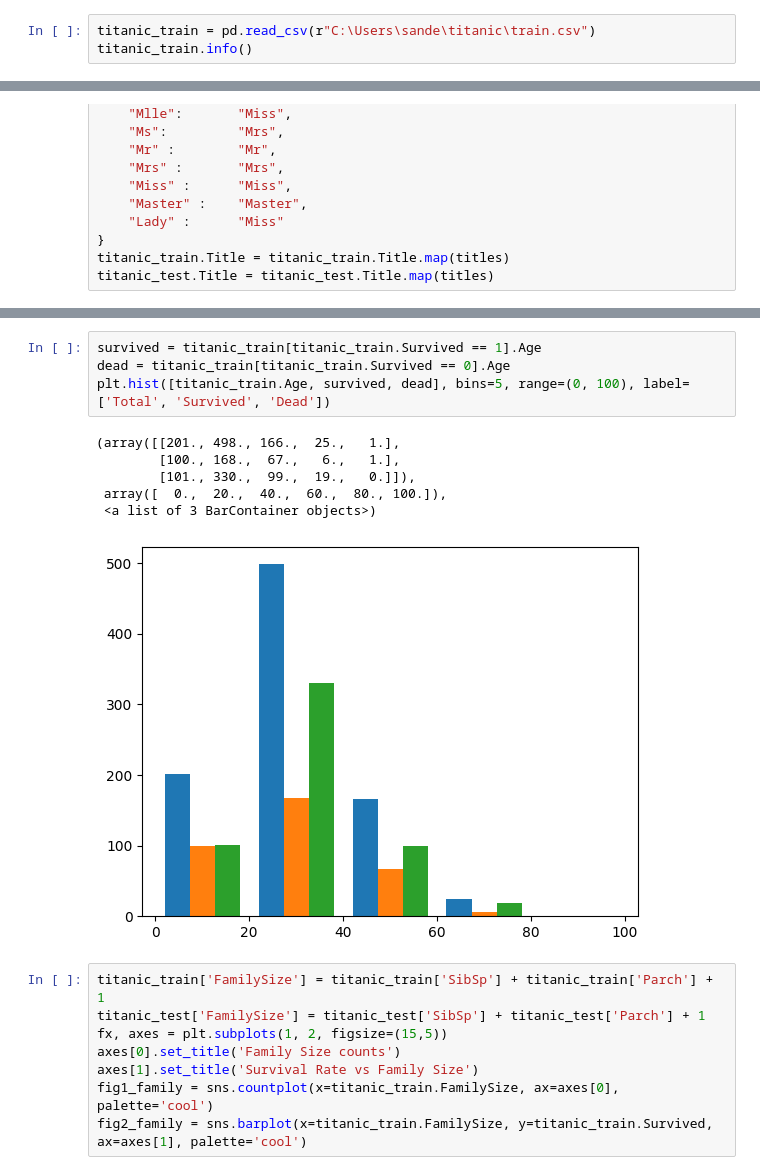
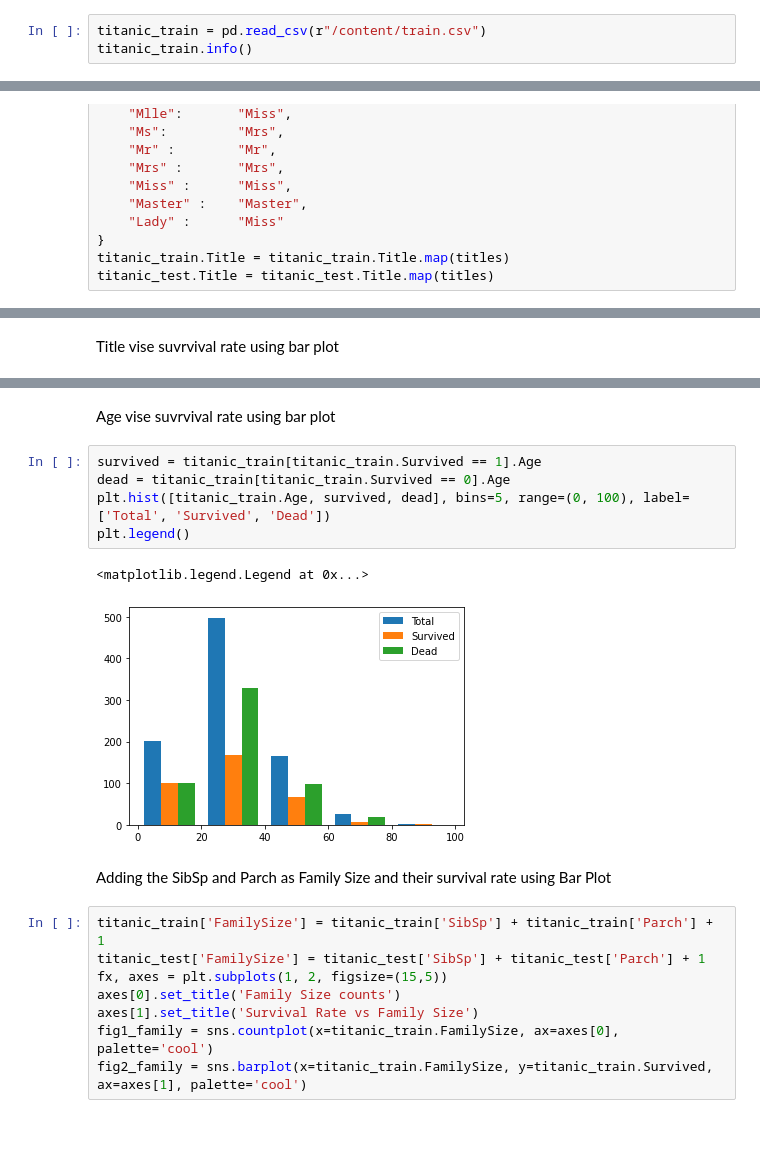
Before and after one commit to Swanky25/Titanic-Project, a Jupyter notebook: Final_Capstone.ipynb, the cells around one changed output, grey strips where cells are left out. Saved outputs shown, nothing was run; the diff lists cells and outputs as text; blank space fills up the shorter version.

```diff
--- a/Final_Capstone.ipynb
+++ b/Final_Capstone.ipynb
@@ -6,5 +12,5 @@ import numpy as np
 # %%
-titanic_train = pd.read_csv(r"C:\Users\sande\titanic\train.csv")
+titanic_train = pd.read_csv(r"/content/train.csv")
 titanic_train.info()
 # %% [output]
 <class 'pandas.core.frame.DataFrame'>
@@ -221,3 +229,5 @@ dtype: int64
+# %% [markdown]
+Title vise suvrvival rate using bar plot
 # %%
 fx, axes = plt.subplots(1, 2, figsize=(15, 10))
 axes[0].set_title("Title vs Frequency")
@@ -226,17 +236,18 @@ fig1_title = sns.countplot(data=titanic_train, x='Title', ax=axes[0])
 fig2_title = sns.barplot(data=titanic_train, x='Title',y='Survived', ax=axes[1])
 # %% [output]
 [figure]
+# %% [markdown]
+Age vise suvrvival rate using bar plot
 # %%
 survived = titanic_train[titanic_train.Survived == 1].Age
 dead = titanic_train[titanic_train.Survived == 0].Age
 plt.hist([titanic_train.Age, survived, dead], bins=5, range=(0, 100), label=['Total', 'Survived', 'Dead'])
+plt.legend()
 # %% [output]
-(array([[201., 498., 166.,  25.,   1.],
-        [100., 168.,  67.,   6.,   1.],
-        [101., 330.,  99.,  19.,   0.]]),
- array([  0.,  20.,  40.,  60.,  80., 100.]),
- <a list of 3 BarContainer objects>)
+<matplotlib.legend.Legend at 0x...>
-[figure, old version]
+[figure, new version]
+# %% [markdown]
+Adding the SibSp and Parch as Family Size and their survival rate using Bar Plot
 # %%
 titanic_train['FamilySize'] = titanic_train['SibSp'] + titanic_train['Parch'] + 1
 titanic_test['FamilySize'] = titanic_test['SibSp'] + titanic_test['Parch'] + 1
```
Also changed, not shown: parts of 38 cells of this notebook.
